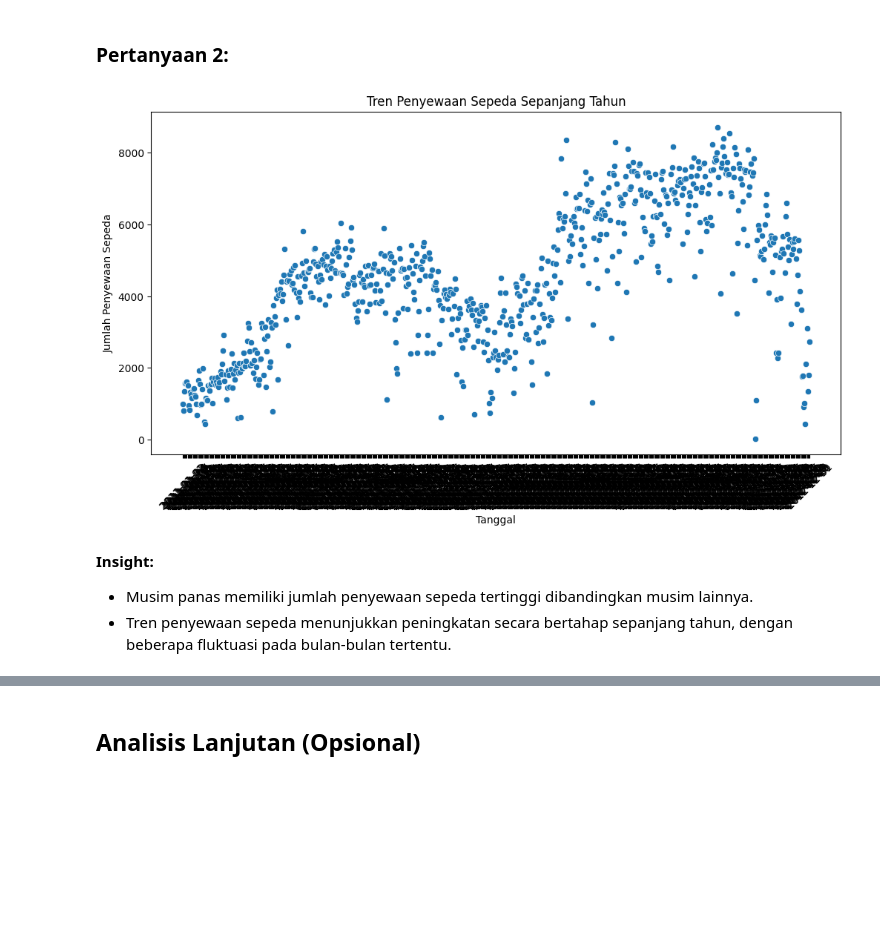
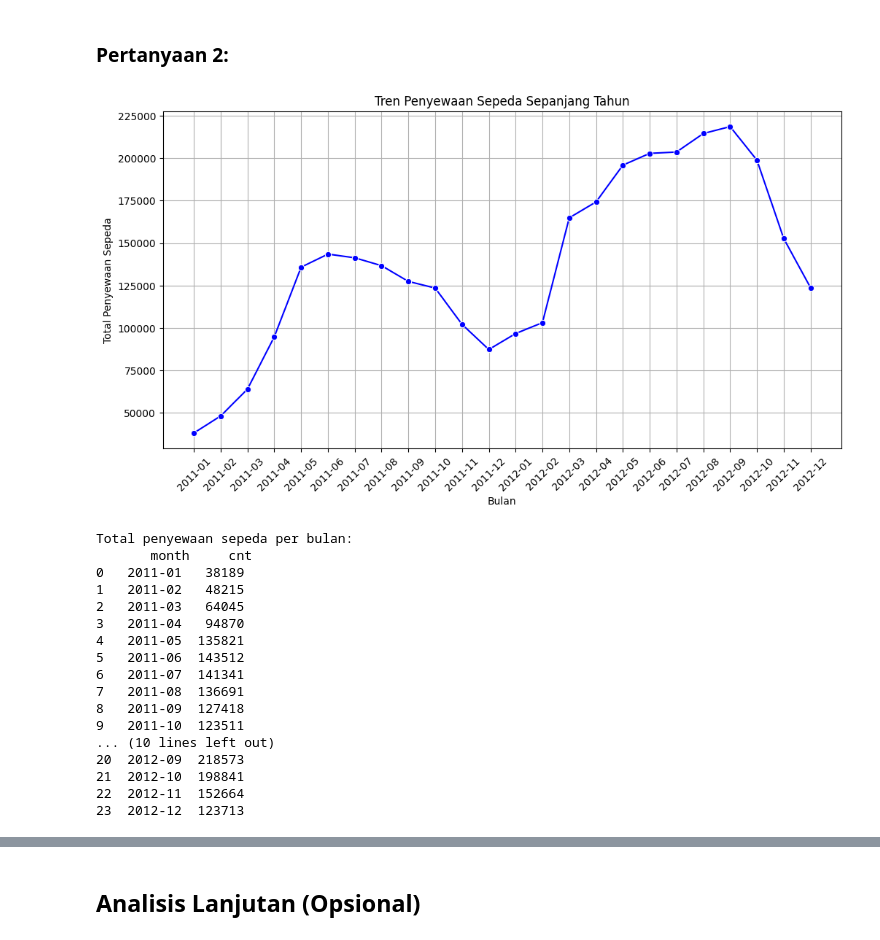
Before and after one commit to Rozii23/Proyek_Analisis_DBS_Bike_Sharing_Dataset, a Jupyter notebook: Proyek_Analisis_Data.ipynb, the cells around one changed output, grey strips where cells are left out. Drawn from its saved outputs; the diff is of its cells as text; code cells hidden in the pictures; blank space fills up the shorter version.

```diff
--- a/Proyek_Analisis_Data.ipynb
+++ b/Proyek_Analisis_Data.ipynb
@@ -204,17 +258,41 @@ plt.show()
 # %% [markdown]
 ### Pertanyaan 2:
 # %%
-## Pertanyaan 2: Bagaimana tren jumlah penyewaan sepeda sepanjang tahun?
+# Konversi kolom tanggal ke format datetime
+day_df["dteday"] = pd.to_datetime(day_df["dteday"])
+
+# Agregasi jumlah penyewaan per bulan
+day_df["month"] = day_df["dteday"].dt.strftime("%Y-%m")  # Format YYYY-MM
+agg_monthly = day_df.groupby("month")["cnt"].sum().reset_index()
+
+# Visualisasi tren penyewaan sepeda per bulan
 plt.figure(figsize=(12, 6))
-sns.scatterplot(x=day_df['dteday'], y=day_df['cnt'])
-plt.xlabel('Tanggal')
-plt.ylabel('Jumlah Penyewaan Sepeda')
-plt.title('Tren Penyewaan Sepeda Sepanjang Tahun')
+sns.lineplot(x="month", y="cnt", data=agg_monthly, marker="o", color="b")
+plt.xlabel("Bulan")
+plt.ylabel("Total Penyewaan Sepeda")
+plt.title("Tren Penyewaan Sepeda Sepanjang Tahun")
 plt.xticks(rotation=45)
+plt.grid(True)
 plt.show()
+
+# Menampilkan hasil agregasi
+print("Total penyewaan sepeda per bulan:\n", agg_monthly)
 # %% [output]
-[figure, old version]
+[figure, new version]
+Total penyewaan sepeda per bulan:
+       month     cnt
+0   2011-01   38189
+1   2011-02   48215
+2   2011-03   64045
+3   2011-04   94870
+4   2011-05  135821
+5   2011-06  143512
+6   2011-07  141341
+7   2011-08  136691
+8   2011-09  127418
+9   2011-10  123511
+... (10 lines left out)
+20  2012-09  218573
+21  2012-10  198841
+22  2012-11  152664
+23  2012-12  123713
-# %% [markdown]
-**Insight:**
-- Musim panas memiliki jumlah penyewaan sepeda tertinggi dibandingkan musim lainnya.
-- Tren penyewaan sepeda menunjukkan peningkatan secara bertahap sepanjang tahun, dengan beberapa fluktuasi pada bulan-bulan tertentu.
```
Also changed, not shown: parts of 12 cells of this notebook, 1 other file.
